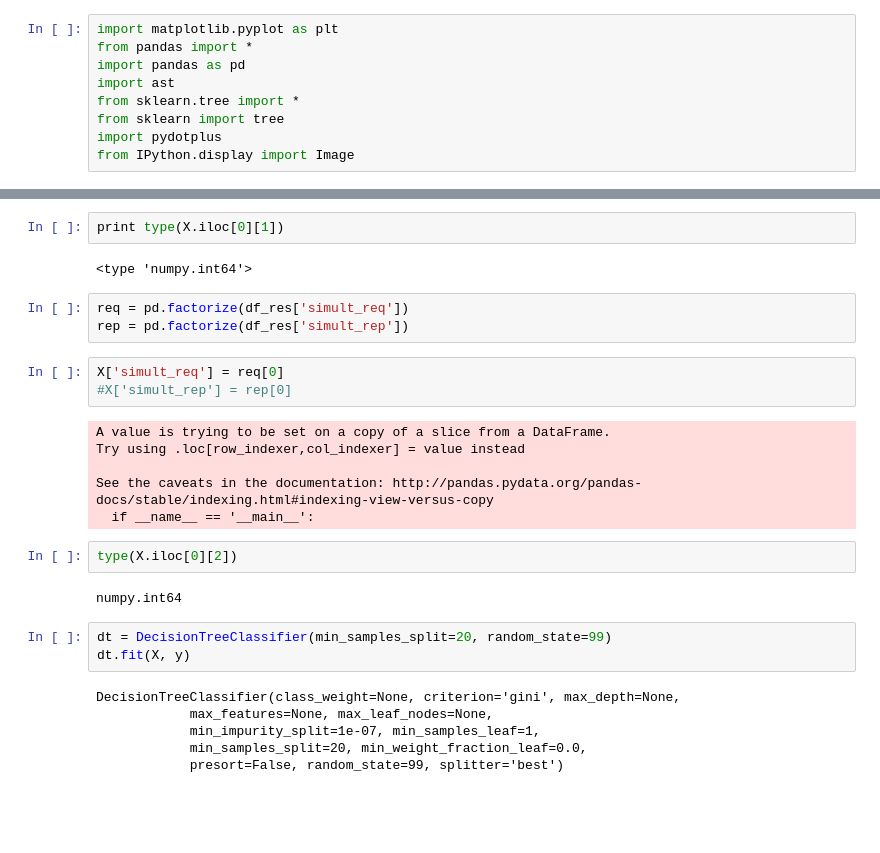
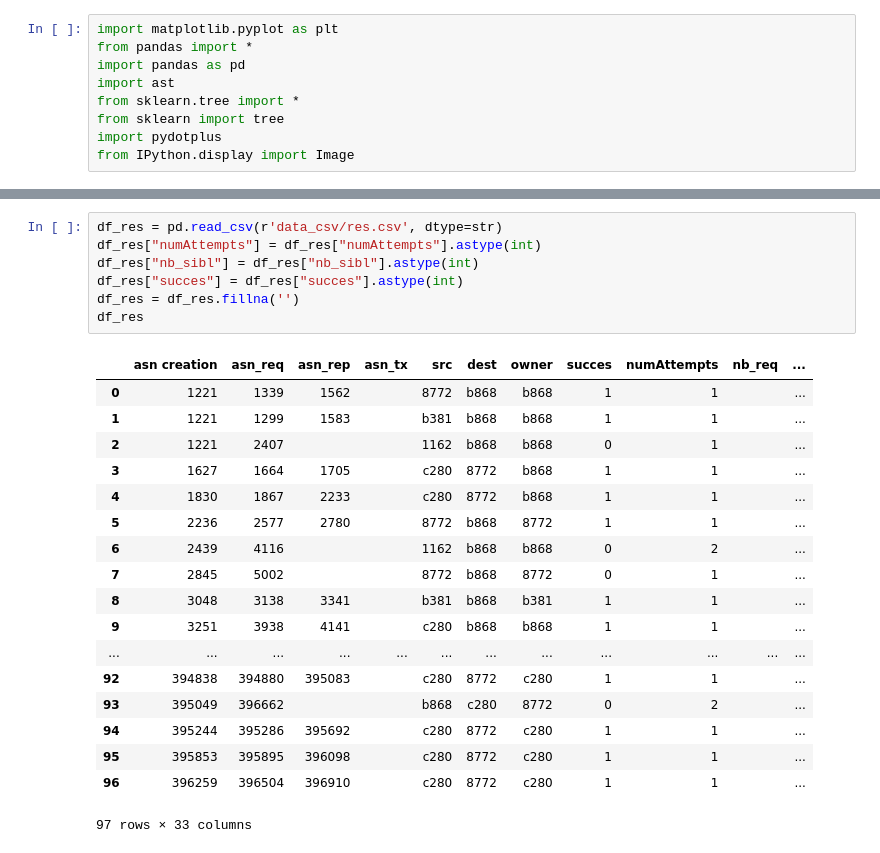
Before and after one commit to pomme-abricot/openwsn-sw, a Jupyter notebook: software/openAnalyzer/TEST_lecture_de_fichier.ipynb, the cells around one changed output, grey strips where cells are left out. Saved outputs shown, nothing was run; the diff lists cells and outputs as text; blank space fills up the shorter version.

```diff
--- a/software/openAnalyzer/TEST_lecture_de_fichier.ipynb
+++ b/software/openAnalyzer/TEST_lecture_de_fichier.ipynb
@@ -409,29 +25,26 @@ See the caveats in the documentation: http://pandas.pydata.org/pandas-docs/stabl
-# %%
-print type(X.iloc[0][1])
-# %% [output]
-<type 'numpy.int64'>
-# %%
-req = pd.factorize(df_res['simult_req'])
-rep = pd.factorize(df_res['simult_rep'])
-# %%
-X['simult_req'] = req[0]
-#X['simult_rep'] = rep[0]
-# %% [output]
-A value is trying to be set on a copy of a slice from a DataFrame.
-Try using .loc[row_indexer,col_indexer] = value instead
-
-See the caveats in the documentation: http://pandas.pydata.org/pandas-docs/stable/indexing.html#indexing-view-versus-copy
-  if __name__ == '__main__':
-# %%
-type(X.iloc[0][2])
-# %% [output]
-numpy.int64
-# %%
-dt = DecisionTreeClassifier(min_samples_split=20, random_state=99)
-dt.fit(X, y)
-# %% [output]
-DecisionTreeClassifier(class_weight=None, criterion='gini', max_depth=None,
-            max_features=None, max_leaf_nodes=None,
-            min_impurity_split=1e-07, min_samples_leaf=1,
-            min_samples_split=20, min_weight_fraction_leaf=0.0,
-            presort=False, random_state=99, splitter='best')
+# %%
+df_res = pd.read_csv(r'data_csv/res.csv', dtype=str)
+df_res["numAttempts"] = df_res["numAttempts"].astype(int)
+df_res["nb_sibl"] = df_res["nb_sibl"].astype(int)
+df_res["succes"] = df_res["succes"].astype(int)
+df_res = df_res.fillna('')
+df_res
+# %% [output]
+|  | asn creation | asn_req | asn_rep | asn_tx | src | dest | owner | succes | numAttempts | nb_req | ... |
+| 0 | 1221 | 1339 | 1562 |  | 8772 | b868 | b868 | 1 | 1 |  | ... |
+| 1 | 1221 | 1299 | 1583 |  | b381 | b868 | b868 | 1 | 1 |  | ... |
+| 2 | 1221 | 2407 |  |  | 1162 | b868 | b868 | 0 | 1 |  | ... |
+| 3 | 1627 | 1664 | 1705 |  | c280 | 8772 | b868 | 1 | 1 |  | ... |
+| 4 | 1830 | 1867 | 2233 |  | c280 | 8772 | b868 | 1 | 1 |  | ... |
+| 5 | 2236 | 2577 | 2780 |  | 8772 | b868 | 8772 | 1 | 1 |  | ... |
+| 6 | 2439 | 4116 |  |  | 1162 | b868 | b868 | 0 | 2 |  | ... |
+| 7 | 2845 | 5002 |  |  | 8772 | b868 | 8772 | 0 | 1 |  | ... |
+| 8 | 3048 | 3138 | 3341 |  | b381 | b868 | b381 | 1 | 1 |  | ... |
+| 9 | 3251 | 3938 | 4141 |  | c280 | b868 | b868 | 1 | 1 |  | ... |
+| ... | ... | ... | ... | ... | ... | ... | ... | ... | ... | ... | ... |
+| 92 | 394838 | 394880 | 395083 |  | c280 | 8772 | c280 | 1 | 1 |  | ... |
+| 93 | 395049 | 396662 |  |  | b868 | c280 | 8772 | 0 | 2 |  | ... |
+| 94 | 395244 | 395286 | 395692 |  | c280 | 8772 | c280 | 1 | 1 |  | ... |
+| 95 | 395853 | 395895 | 396098 |  | c280 | 8772 | c280 | 1 | 1 |  | ... |
+| 96 | 396259 | 396504 | 396910 |  | c280 | 8772 | c280 | 1 | 1 |  | ... |
+97 rows × 33 columns
```
Also changed, not shown: parts of 40 cells of this notebook, 7 other files.
